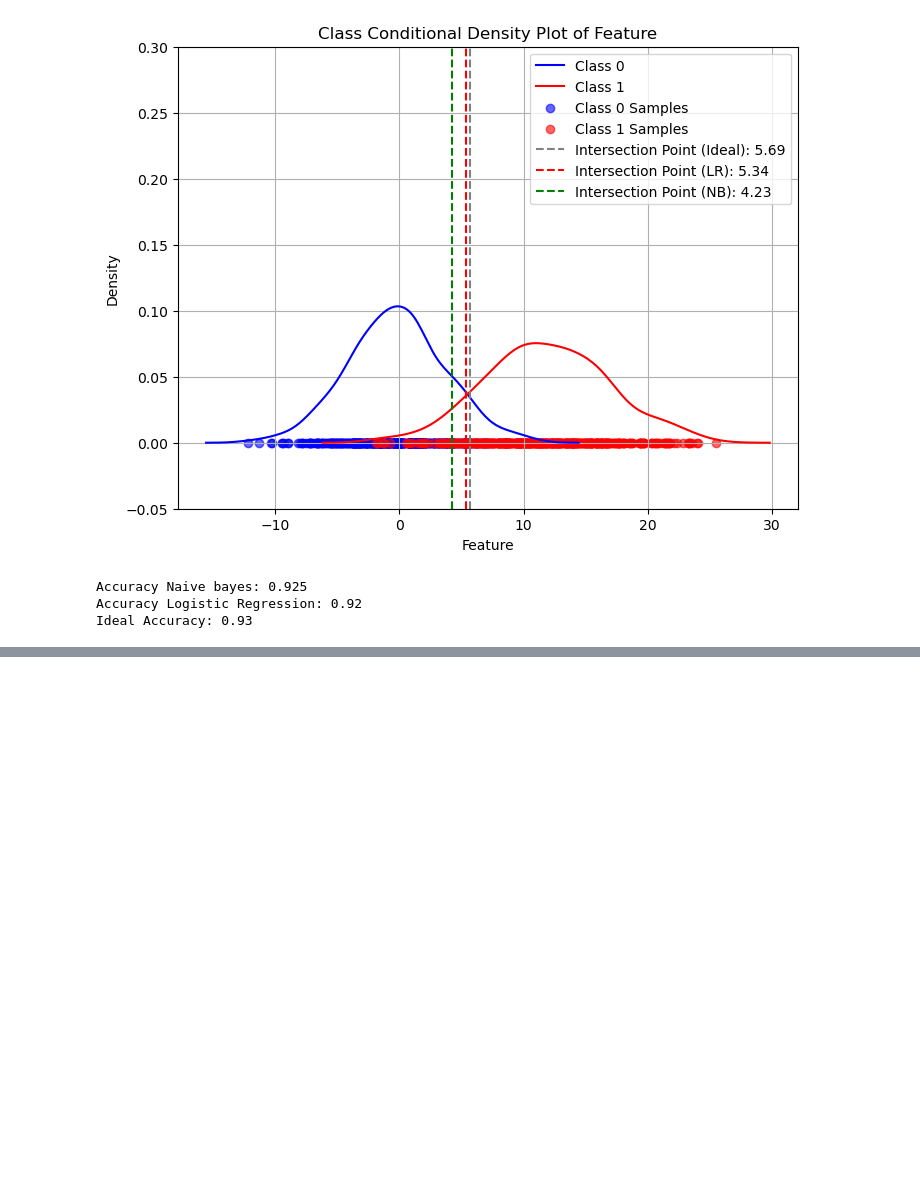
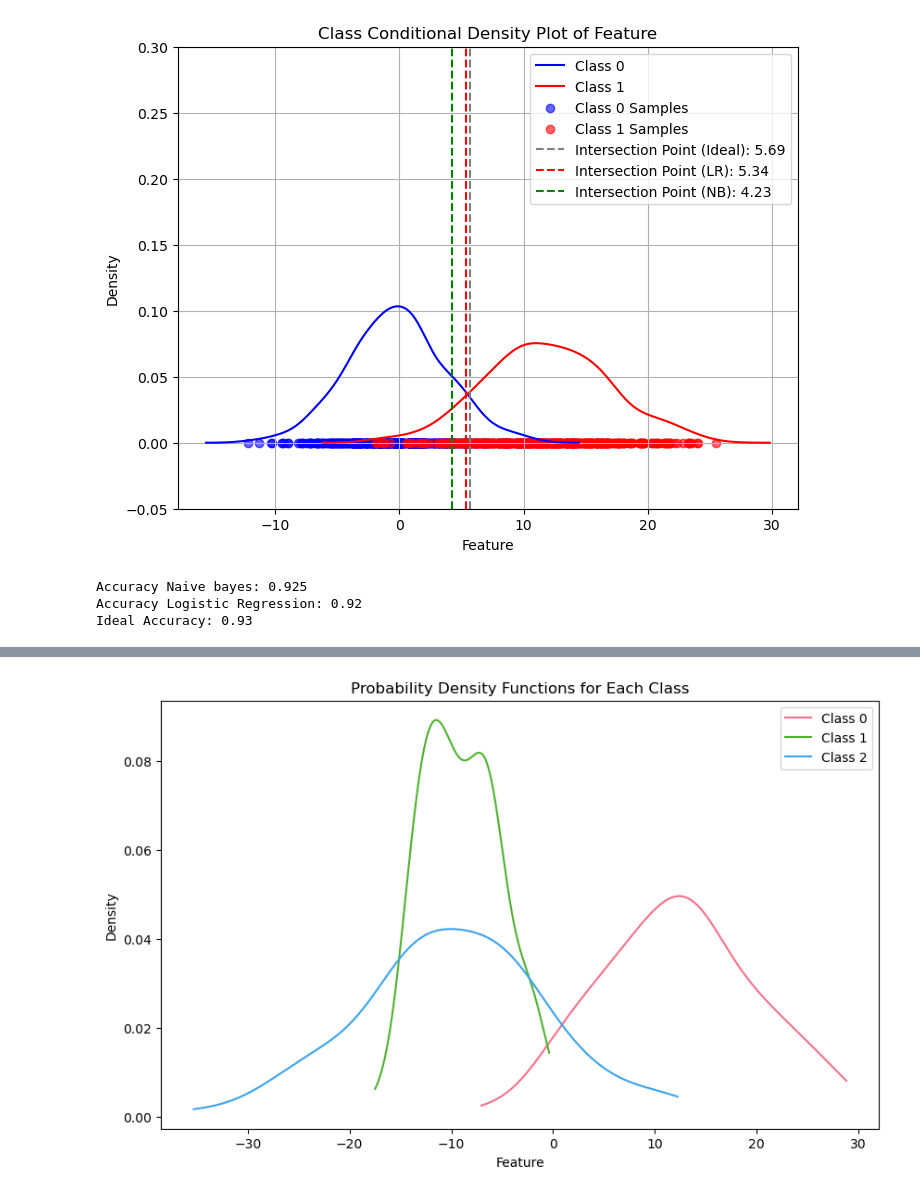
Before and after one commit to Mohammad-Shiblu/Dataset-Learning-Limit, a Jupyter notebook: Notebooks/dataset_learning_limit_temp.ipynb, the cells around one changed output, grey strips where cells are left out. Drawn from its saved outputs; the diff is of its cells as text; code cells hidden in the pictures; blank space fills up the shorter version.

```diff
--- a/Notebooks/dataset_learning_limit_temp.ipynb
+++ b/Notebooks/dataset_learning_limit_temp.ipynb
@@ -1026,3 +1026,15 @@ Intersection point Area (Ideal Classifier): 0.1809144712524075
 Accuracy Naive bayes: 0.925
 Accuracy Logistic Regression: 0.92
 Ideal Accuracy: 0.93
+# %%
+import pandas as pd
+import numpy as np
+df = pd.DataFrame([0, 0, 0, 0, 1, 1, 1, 0, 0, 1, 1, 0], columns = ["Label"])
+df["feature"] = [.1, .2, .31, .33, .55, .6, .35, 4, .7, .8, .25, .5]
+df = df.sort_values("feature")
+display(df)
+diff= df["Label"].diff()
+display(diff)
+# df["feature"][np.abs(diff)>0]
+diff = diff.bfill()
+display(diff)
@@ -1028,0 +1124,60 @@ Ideal Accuracy: 0.93
+# %%
+import numpy as np
+import pandas as pd
+import seaborn as sns
+import matplotlib.pyplot as plt
+from scipy.stats import gaussian_kde
+
+def generate_synthetic_dataset(num_classes, num_samples_per_class):
+    np.random.seed(0)
+
+    data = []
+    labels = []
+
+    for class_num in range(num_classes):
+
+        mu = np.random.uniform(-10, 30)
+        sigma = np.random.uniform(1, 10)
+
+        class_data = np.random.normal(mu, sigma, num_samples_per_class)
+        class_labels = np.full(num_samples_per_class, class_num)
+
+        data.append(class_data)
+        labels.append(class_labels)
+
+    # Concatenate data and labels for all classes
+    data = np.concatenate(data)
+    labels = np.concatenate(labels)
+
+    # Create DataFrame
+    df = pd.DataFrame({'feature': data, 'Label': labels})
+
+    return df
+
+def plot_distributions(df, num_classes):
+    plt.figure(figsize=(10, 6))
+    colors = sns.color_palette("husl", num_classes)
+
+    for class_num in range(num_classes):
+        class_data = df[df['Label'] == class_num]['feature']
+        kde = gaussian_kde(class_data)
+        x = np.linspace(min(class_data), max(class_data), 1000)
+        y = kde(x)
+
+        plt.plot(x, y, label=f'Class {class_num}', color=colors[class_num])
+
+    plt.xlabel('Feature')
+    plt.ylabel('Density')
+    plt.title('Probability Density Functions for Each Class')
+    plt.legend()
+    plt.show()
+
+
+num_classes = 3
+num_samples_per_class = 100
+df = generate_synthetic_dataset(num_classes, num_samples_per_class)
+print(df.head())
+print(df['Label'].value_counts())
+
+plot_distributions(df, num_classes)
+# %% [output]
@@ -1028,0 +1195 @@ Ideal Accuracy: 0.93
+[figure, added]
```
Also changed, not shown: parts of 7 cells of this notebook, 1 other file.
